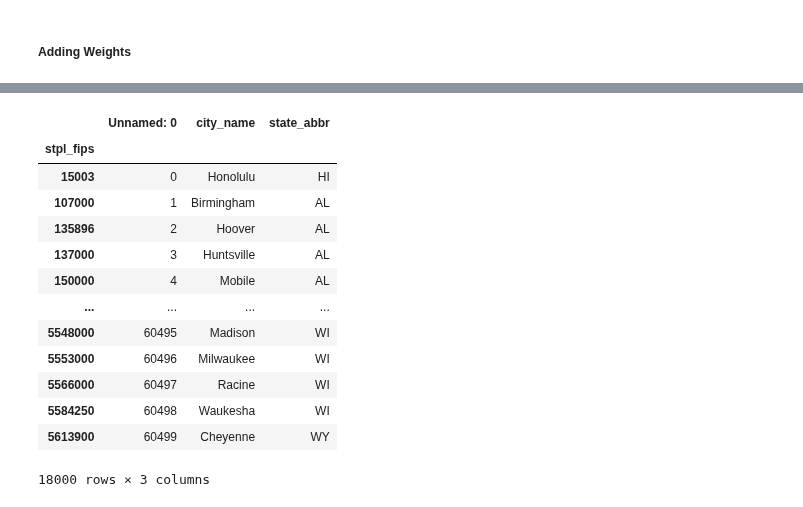
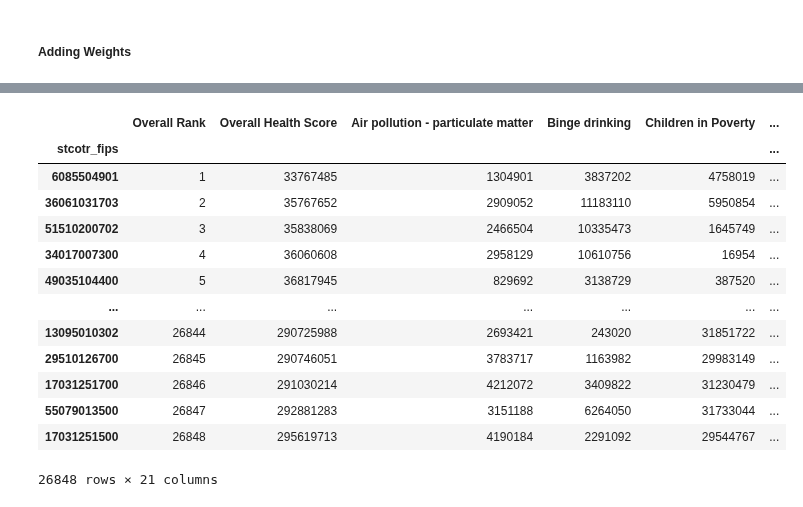
Before and after one commit to lilfetz22/Health_Scores_CAP2, a Jupyter notebook: scripts/ML_no_visualizations.ipynb, the cells around one changed output, grey strips where cells are left out. Drawn from its saved outputs; the diff is of its cells as text; code cells hidden in the pictures.

```diff
--- a/scripts/ML_no_visualizations.ipynb
+++ b/scripts/ML_no_visualizations.ipynb
@@ -670,19 +684,18 @@ final_ranks_city = feature_weights(city_ranked, city_weights)
 # %%
 final_ranks_tract = feature_weights(tract_ranked, tract_weights)
+final_ranks_tract
+# %% [output]
+|  | Overall Rank | Overall Health Score | Air pollution - particulate matter | Binge drinking | Children in Poverty | ... |
+| stcotr_fips |  |  |  |  |  | ... |
+| 6085504901 | 1 | 33767485 | 1304901 | 3837202 | 4758019 | ... |
+| 36061031703 | 2 | 35767652 | 2909052 | 11183110 | 5950854 | ... |
+| 51510200702 | 3 | 35838069 | 2466504 | 10335473 | 1645749 | ... |
+| 34017007300 | 4 | 36060608 | 2958129 | 10610756 | 16954 | ... |
+| 49035104400 | 5 | 36817945 | 829692 | 3138729 | 387520 | ... |
+| ... | ... | ... | ... | ... | ... | ... |
+| 13095010302 | 26844 | 290725988 | 2693421 | 243020 | 31851722 | ... |
+| 29510126700 | 26845 | 290746051 | 3783717 | 1163982 | 29983149 | ... |
+| 17031251700 | 26846 | 291030214 | 4212072 | 3409822 | 31230479 | ... |
+| 55079013500 | 26847 | 292881283 | 3151188 | 6264050 | 31733044 | ... |
+| 17031251500 | 26848 | 295619713 | 4190184 | 2291092 | 29544767 | ... |
+26848 rows × 21 columns
-# %%
-city_state_names
-# %% [output]
-|  | Unnamed: 0 | city_name | state_abbr |
-| stpl_fips |  |  |  |
-| 15003 | 0 | Honolulu | HI |
-| 107000 | 1 | Birmingham | AL |
-| 135896 | 2 | Hoover | AL |
-| 137000 | 3 | Huntsville | AL |
-| 150000 | 4 | Mobile | AL |
-| ... | ... | ... | ... |
-| 5548000 | 60495 | Madison | WI |
-| 5553000 | 60496 | Milwaukee | WI |
-| 5566000 | 60497 | Racine | WI |
-| 5584250 | 60498 | Waukesha | WI |
-| 5613900 | 60499 | Cheyenne | WY |
-18000 rows × 3 columns
```
Also changed, not shown: parts of 9 cells of this notebook.
